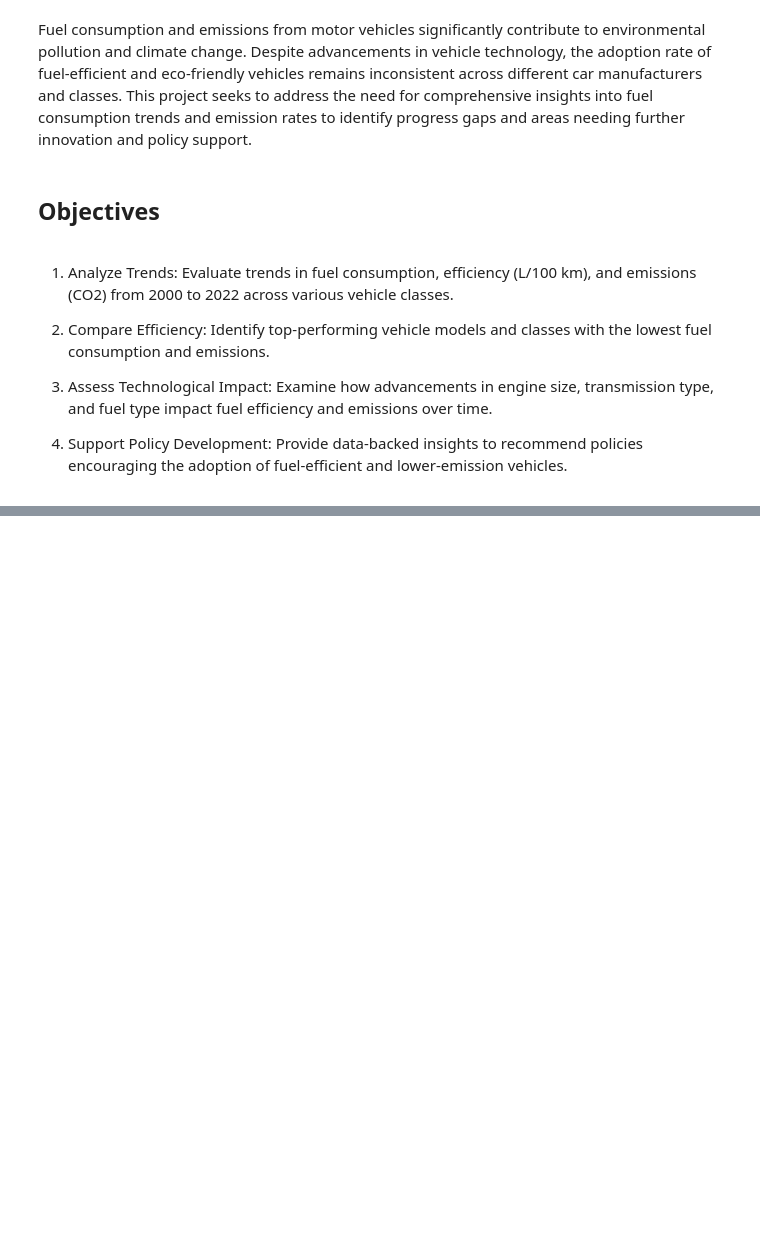
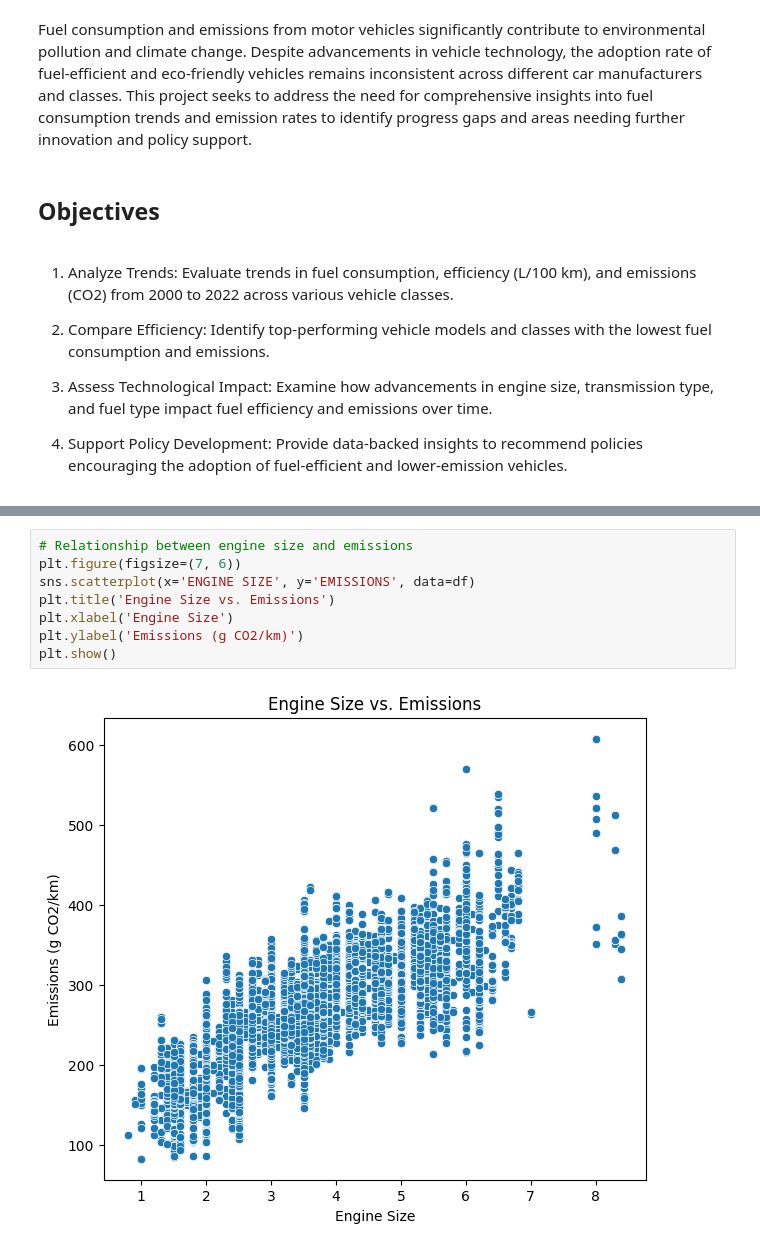
Before and after one commit to WambuiMunene/Phase2-Project_Group-4, a Jupyter notebook: Notebooks/Kelvin.ipynb, the cells around one changed output, grey strips where cells are left out. Drawn from its saved outputs; the diff is of its cells as text; blank space fills up the shorter version.

```diff
--- a/Notebooks/Kelvin.ipynb
+++ b/Notebooks/Kelvin.ipynb
@@ -18,0 +130,10 @@ Fuel consumption and emissions from motor vehicles significantly contribute to e
+# %%
+# Relationship between engine size and emissions
+plt.figure(figsize=(7, 6))
+sns.scatterplot(x='ENGINE SIZE', y='EMISSIONS', data=df)
+plt.title('Engine Size vs. Emissions')
+plt.xlabel('Engine Size')
+plt.ylabel('Emissions (g CO2/km)')
+plt.show()
+# %% [output]
+[figure, added]
```
Also changed, not shown: parts of 19 cells of this notebook.
